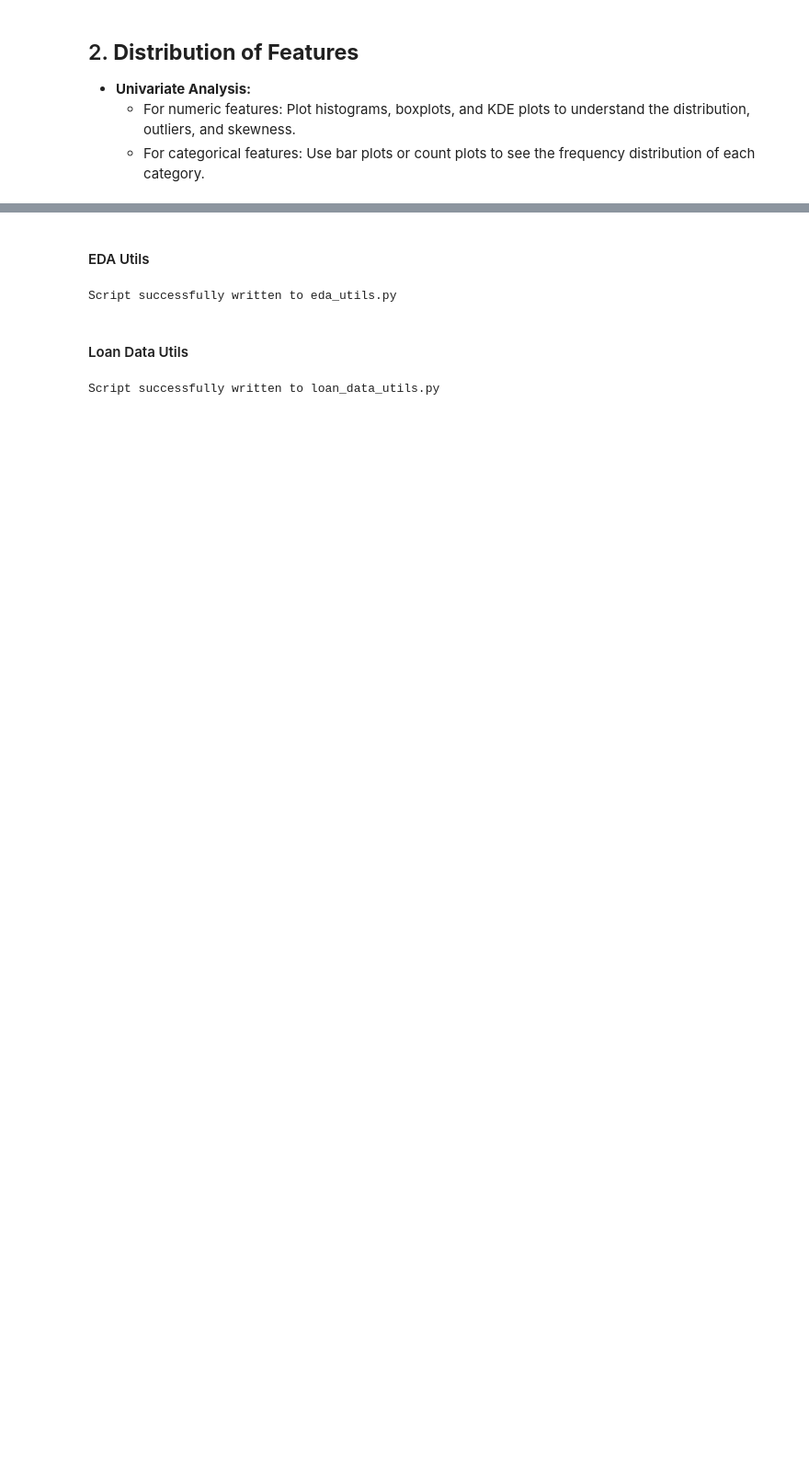
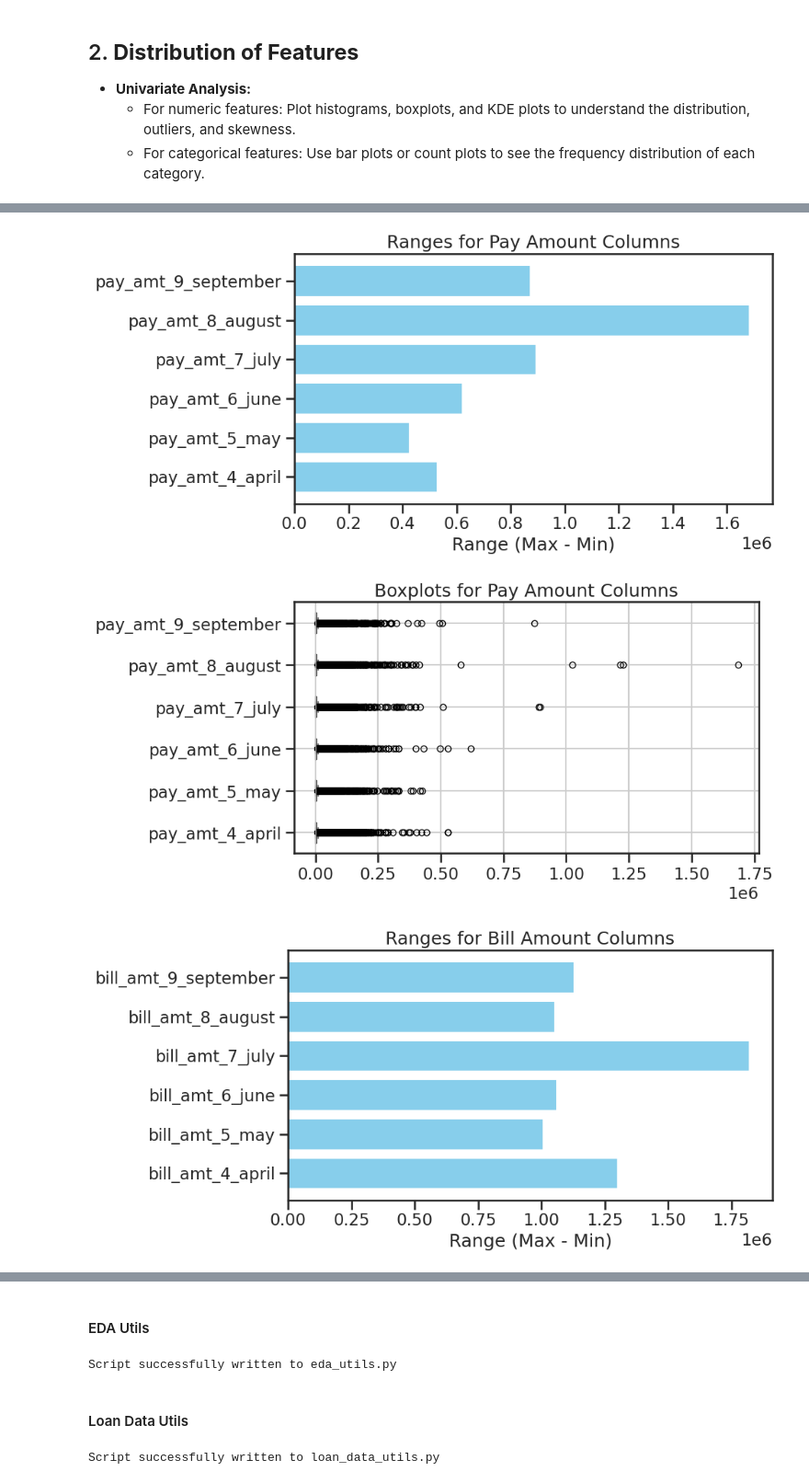
Before and after one commit to micah-shull/ML_Classification_Loan_Defaults, a Jupyter notebook: loan_defaults_002_eda_outliers.ipynb, the cells around one changed output, grey strips where cells are left out. Shown at 92% size. Drawn from its saved outputs; the diff is of its cells as text; code cells hidden in the pictures; blank space fills up the shorter version.

```diff
--- a/loan_defaults_002_eda_outliers.ipynb
+++ b/loan_defaults_002_eda_outliers.ipynb
@@ -477,0 +247,53 @@ X = handle_outliers(X)
+# %%
+def calculate_column_ranges(df, columns):
+    ranges = {}
+    for col in columns:
+        col_range = df[col].max() - df[col].min()
+        ranges[col] = col_range
+    return ranges
+
+# Identify pay and bill amount columns
+pay_columns = [col for col in df.columns if col.startswith('pay_amt')]
+bill_columns = [col for col in df.columns if col.startswith('bill_amt')]
+
+# Calculate the ranges
+pay_ranges = calculate_column_ranges(df, pay_columns)
+bill_ranges = calculate_column_ranges(df, bill_columns)
+
+def plot_horizontal_bar(ranges, title):
+    plt.figure(figsize=(10, 5))
+    plt.barh(list(ranges.keys()), list(ranges.values()), color='skyblue')
+    plt.title(title)
+    plt.xlabel("Range (Max - Min)")
+    plt.tight_layout()
+    plt.show()
+
+def plot_boxplots(df, columns, title):
+    plt.figure(figsize=(10, 5))
+    df[columns].boxplot(vert=False)
+    plt.title(title)
+    plt.tight_layout()
+    plt.show()
+
+# calculate the ranges
+pay_amt_columns = [col for col in df.columns if col.startswith('pay_amt')]
+bill_amt_columns = [col for col in df.columns if col.startswith('bill_amt')]
+
+# Plot boxplots for pay_amt and bill_amt columns
+plot_horizontal_bar(pay_ranges, "Ranges for Pay Amount Columns")
+plot_boxplots(df, pay_amt_columns, "Boxplots for Pay Amount Columns")
+plot_horizontal_bar(bill_ranges, "Ranges for Bill Amount Columns")
+plot_boxplots(df, bill_amt_columns, "Boxplots for Bill Amount Columns")
+
+# Display the ranges
+print("Ranges for Pay Amount Columns:")
+for col, rng in pay_ranges.items():
+    print(f"{col}: {rng}")
+
+print("\nRanges for Bill Amount Columns:")
+for col, rng in bill_ranges.items():
+    print(f"{col}: {rng}")
+# %% [output]
+[figure, added]
+[figure, added]
+[figure, added]
```
Also changed, not shown: parts of 31 cells of this notebook.
